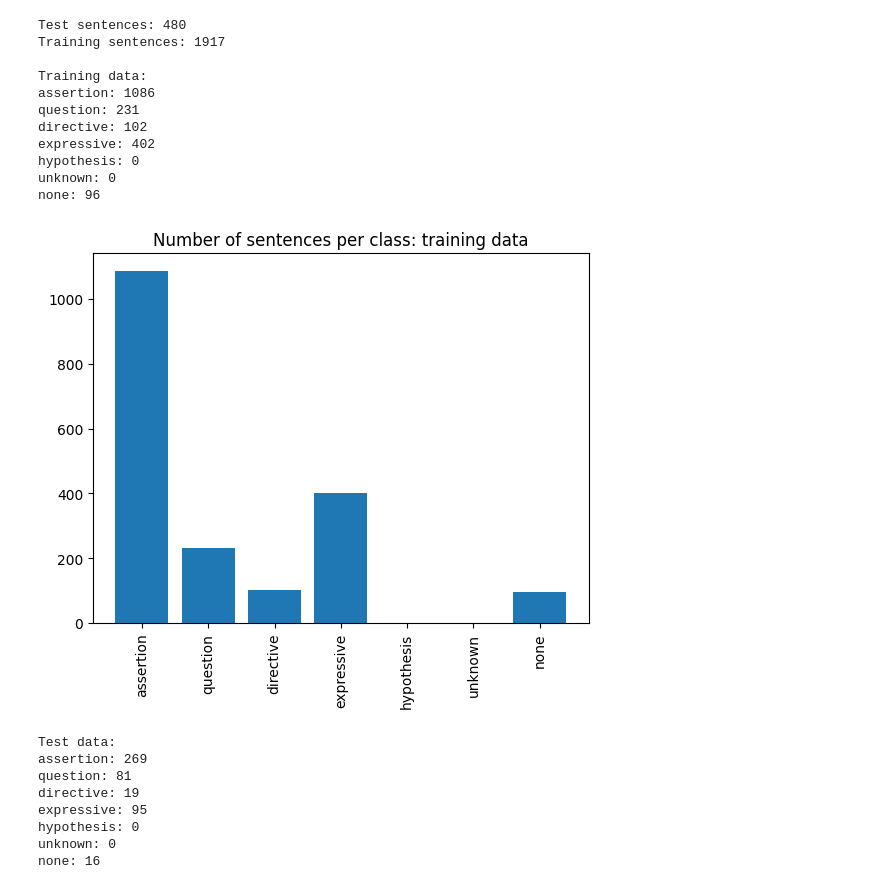
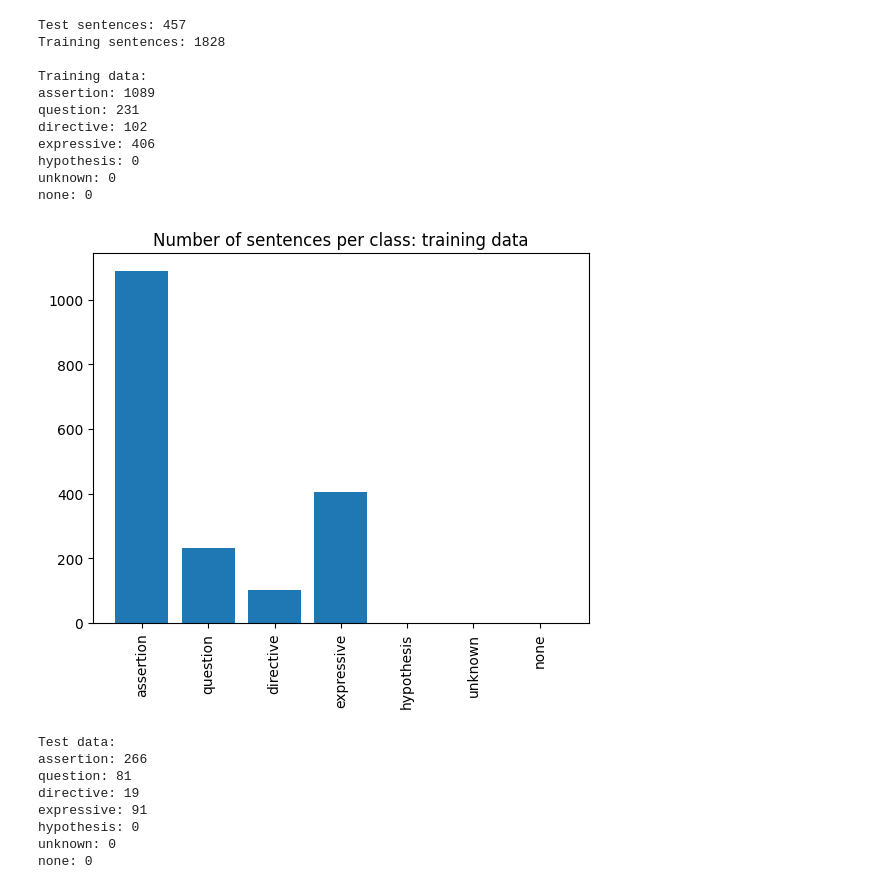
Before and after one commit to Daniel-B-Tufvesson/speech-act-classifier, a Jupyter notebook: notebooks/data_visualization.ipynb, the cells around one changed output. Drawn from its saved outputs; the diff is of its cells as text; code cells hidden in the pictures.

Commit message:
Exclude "none" and "unknown" labels.

```diff
--- a/notebooks/data_visualization.ipynb
+++ b/notebooks/data_visualization.ipynb
@@ -42,6 +42,6 @@ none: 112
 # %%
-test_corpus = corp.Corpus('../data/annotated data/dev-set-test.conllu.bz2')
-train_corpus = corp.Corpus('../data/annotated data/dev-set-train.conllu.bz2')
+test_corpus = corp.Corpus('../data/annotated data/dev-set-sentiment-test.conllu.bz2')
+train_corpus = corp.Corpus('../data/annotated data/dev-set-sentiment-train.conllu.bz2')
 
 # Print sentence counts.
 print(f'Test sentences: {test_corpus.sentence_count}')
@@ -61,44 +61,44 @@ for label in labels:
 # Plot the class frequencies.
 import matplotlib.pyplot as plt
 plt.figure(facecolor='white')
 plt.title("Number of sentences per class: training data")
 plt.bar(x = labels, height = train_counts)
 plt.xticks(rotation=90)
 plt.show()
 
 # Get the class frequencies in test data for each label.
 test_frequencies = st.speech_act_frequencies(test_corpus)
 test_counts = [test_frequencies[label] for label in labels]
 
 # Print the class frequencies.
 print('Test data: ')
 for label in labels:
     print(f'{label}: {test_frequencies[label]}')
 
 # Plot the class frequencies.
 plt.figure(facecolor='white')
 plt.title("Number of sentences per class: test data")
 plt.bar(x = labels, height = test_counts)
 plt.xticks(rotation=90)
 plt.show()
 # %% [output]
-Test sentences: 480
-Training sentences: 1917
+Test sentences: 457
+Training sentences: 1828
 
 Training data:
-assertion: 1086
+assertion: 1089
 question: 231
 directive: 102
-expressive: 402
+expressive: 406
 hypothesis: 0
 unknown: 0
-none: 96
+none: 0
-[figure, old version]
+[figure, new version]
 Test data:
-assertion: 269
+assertion: 266
 question: 81
 directive: 19
-expressive: 95
+expressive: 91
 hypothesis: 0
 unknown: 0
-none: 16
+none: 0
```
Also changed, not shown: parts of 2 cells of this notebook, 9 other files.
